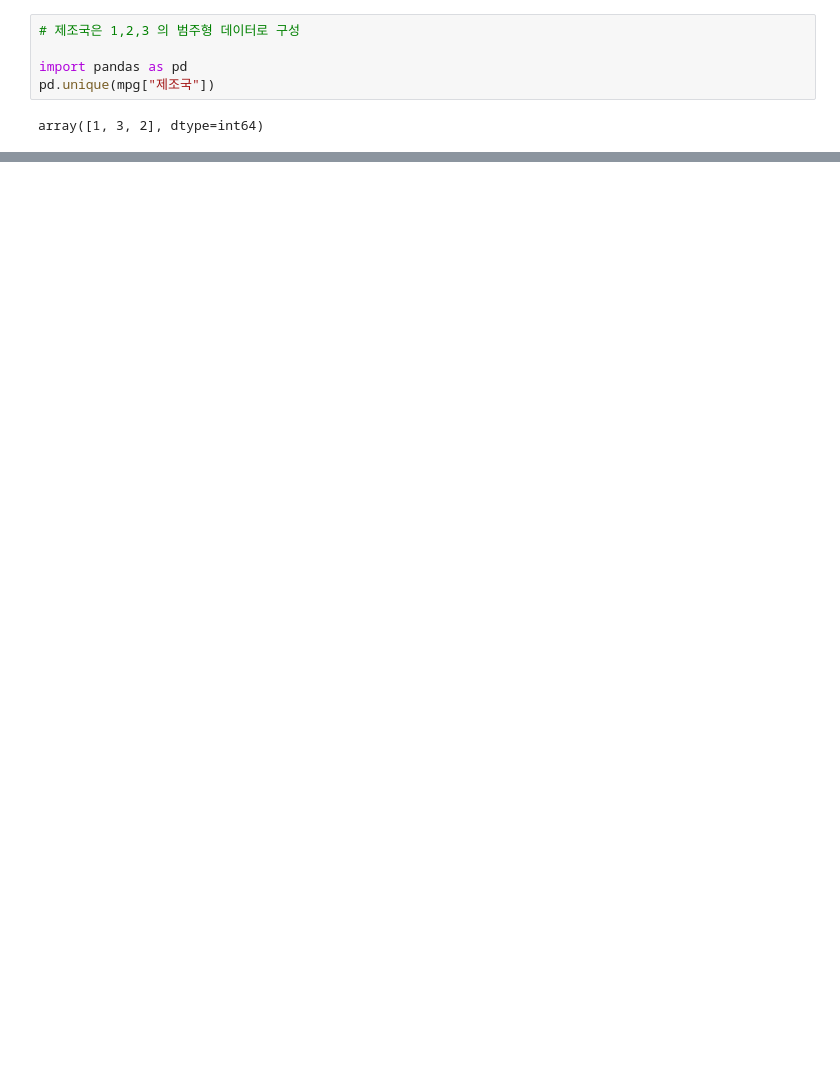
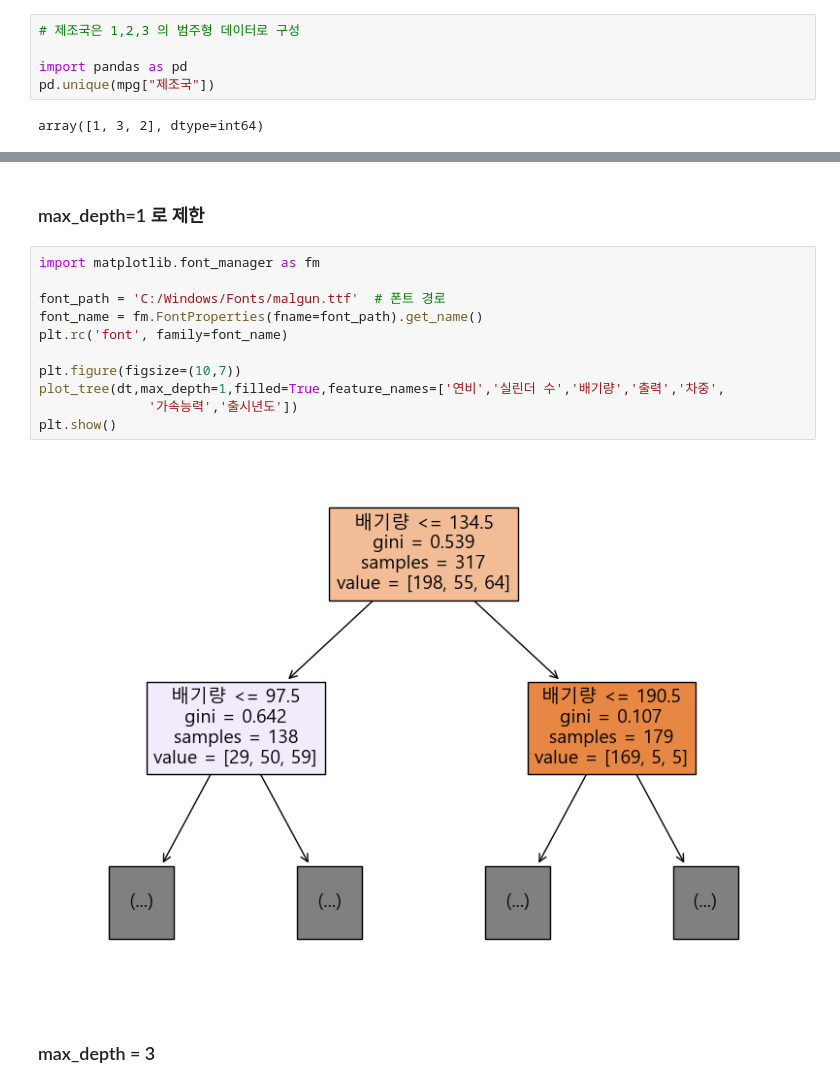
Before and after one commit to osr3173/ML, a Jupyter notebook: week4/ML_practice.ipynb, the cells around one changed output, grey strips where cells are left out. Drawn from its saved outputs; the diff is of its cells as text; blank space fills up the shorter version.

```diff
--- a/week4/ML_practice.ipynb
+++ b/week4/ML_practice.ipynb
@@ -120,0 +170,17 @@ TypeError: Singleton array array(<bound method DataFrame.to_numpy of        연
+# %% [markdown]
+### max_depth=1 로 제한
+# %%
+import matplotlib.font_manager as fm
+
+font_path = 'C:/Windows/Fonts/malgun.ttf'  # 폰트 경로
+font_name = fm.FontProperties(fname=font_path).get_name()
+plt.rc('font', family=font_name)
+
+plt.figure(figsize=(10,7))
+plot_tree(dt,max_depth=1,filled=True,feature_names=['연비','실린더 수','배기량','출력','차중',
+              '가속능력','출시년도'])
+plt.show()
+# %% [output]
+[figure, added]
+# %% [markdown]
+### max_depth = 3
```
Also changed, not shown: parts of 54 cells of this notebook, 2 other files.
